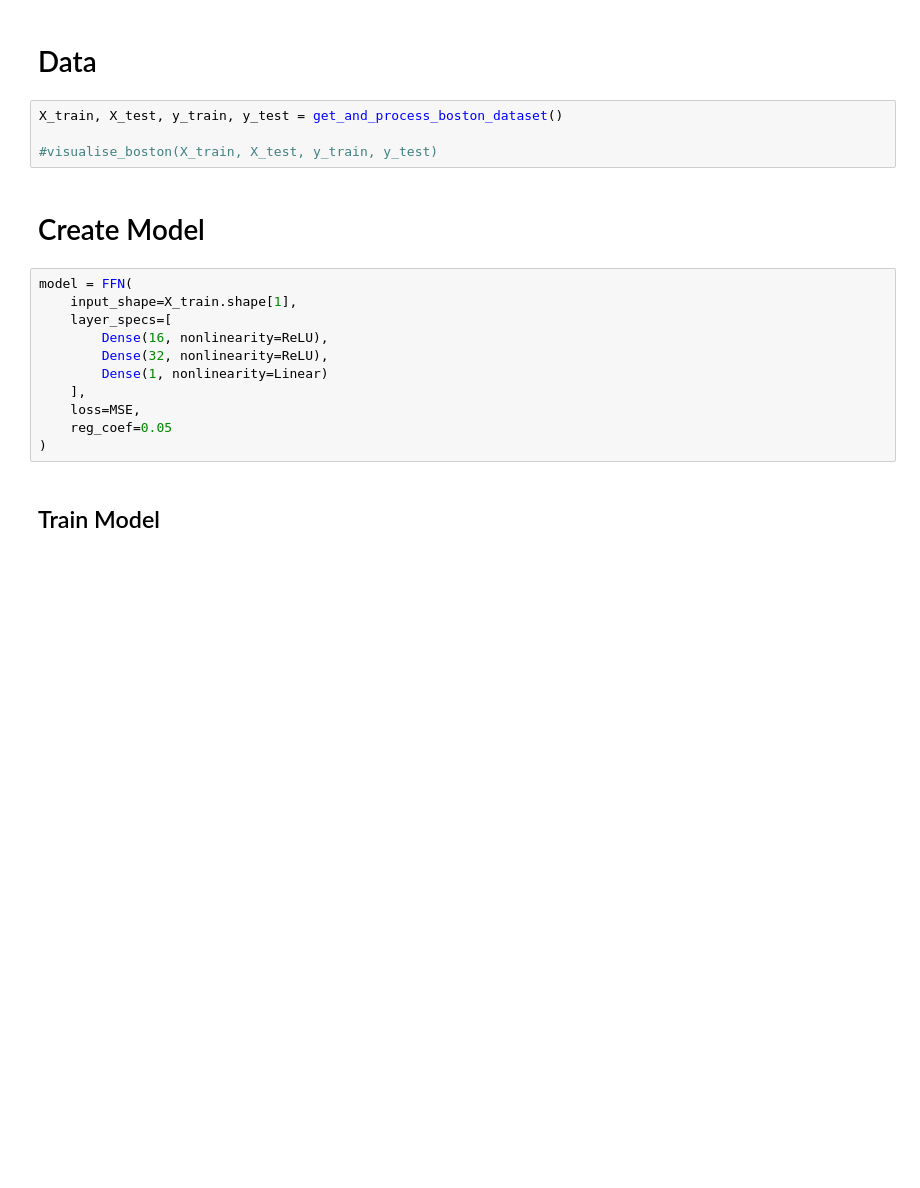
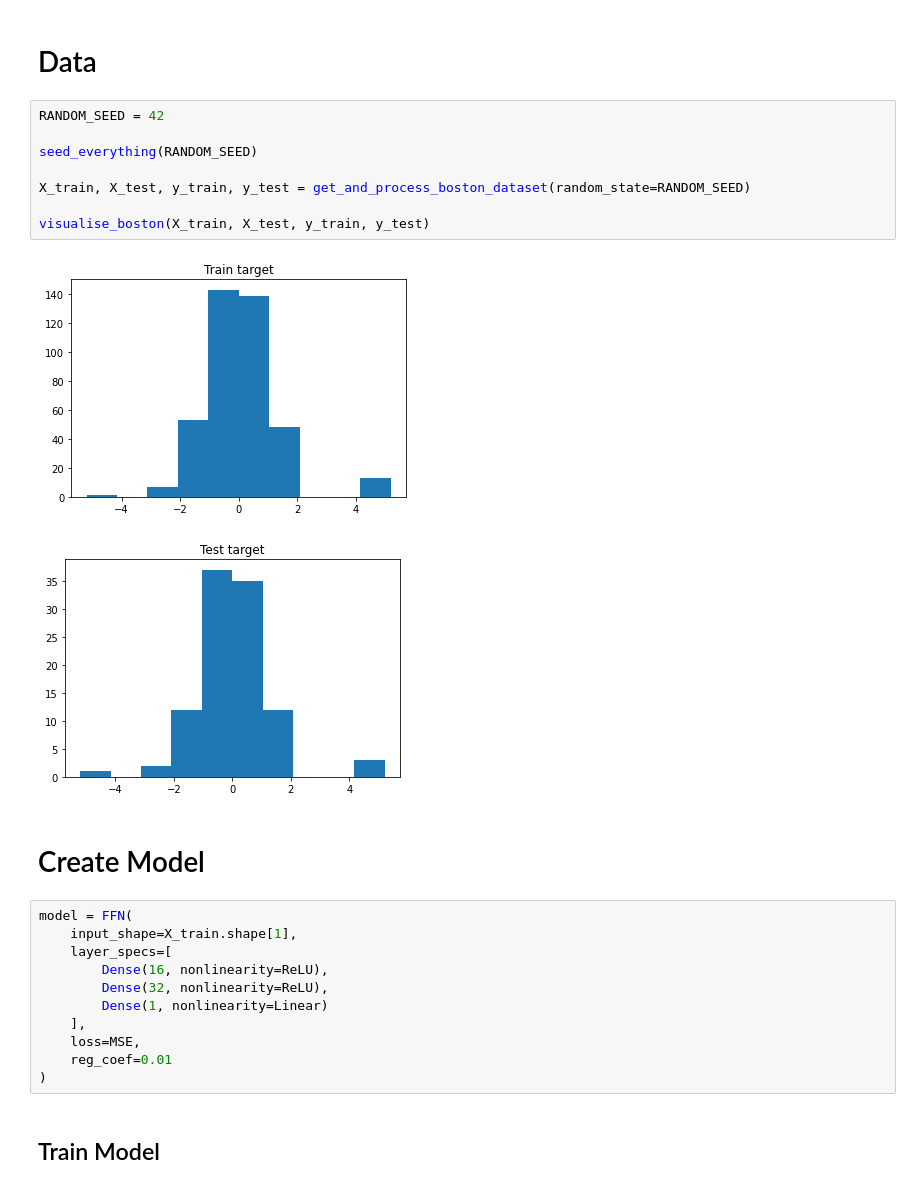
Before and after one commit to tupoylogin/Neural_Net_Genetic_Alg, a Jupyter notebook: examples/BackPropogationSGD.ipynb, the cells around one changed output. Saved outputs shown, nothing was run; the diff lists cells and outputs as text; blank space fills up the shorter version.

```diff
--- a/examples/BackPropogationSGD.ipynb
+++ b/examples/BackPropogationSGD.ipynb
@@ -30,9 +30,16 @@ The animation.avconv_args rcparam was deprecated in Matplotlib 3.3 and will be r
 # %% [markdown]
 # Data
 # %%
-X_train, X_test, y_train, y_test = get_and_process_boston_dataset()
+RANDOM_SEED = 42
 
-#visualise_boston(X_train, X_test, y_train, y_test)
+seed_everything(RANDOM_SEED)
+
+X_train, X_test, y_train, y_test = get_and_process_boston_dataset(random_state=RANDOM_SEED)
+
+visualise_boston(X_train, X_test, y_train, y_test)
+# %% [output]
+[figure, added]
+[figure, added]
 # %% [markdown]
 # Create Model
 # %%
@@ -44,7 +51,7 @@ model = FFN(
         Dense(1, nonlinearity=Linear)
     ],
     loss=MSE,
-    reg_coef=0.05
+    reg_coef=0.01
 )
 # %% [markdown]
 ## Train Model
```
Also changed, not shown: parts of 6 cells of this notebook, 10 other files.
